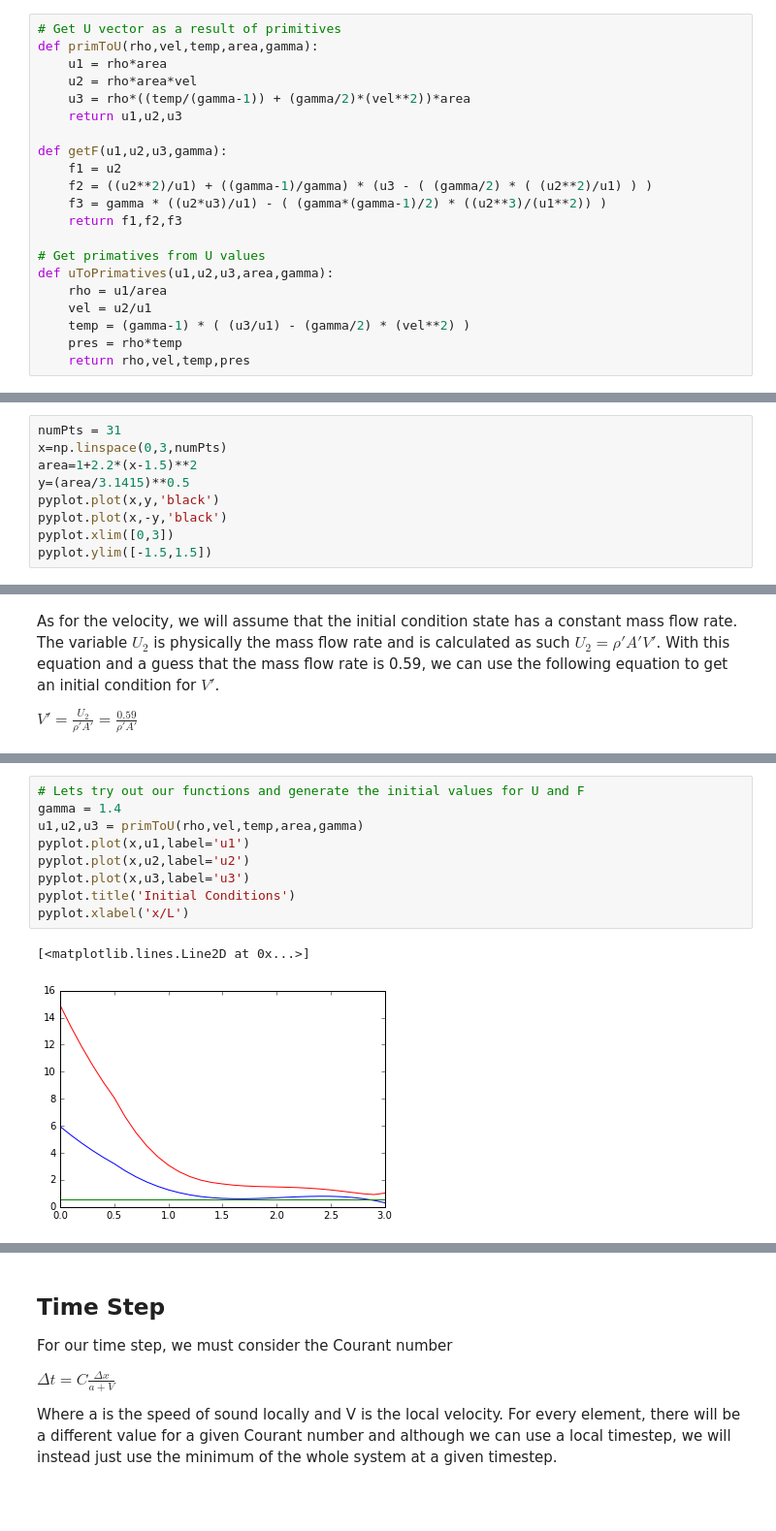
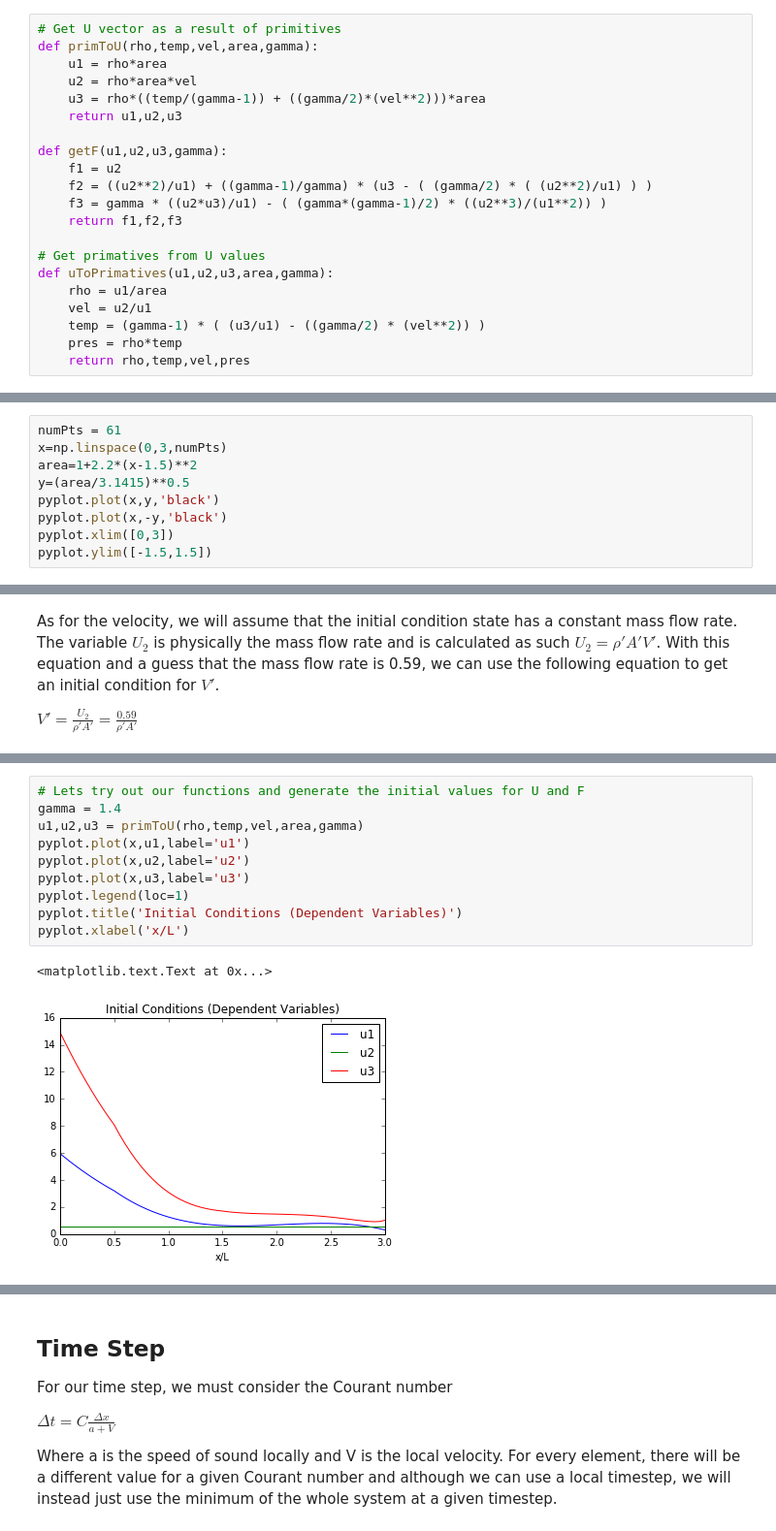
Before and after one commit to bjreddish/CFD, a Jupyter notebook: nozzleFlow/nozzleConservationForm.ipynb, the cells around one changed output, grey strips where cells are left out. Shown at 97% size. Cells and saved outputs as stored; diff of their text form; blank space fills up the shorter version.

Commit message:
Finished conservation method with plots

```diff
--- a/nozzleFlow/nozzleConservationForm.ipynb
+++ b/nozzleFlow/nozzleConservationForm.ipynb
@@ -119,10 +119,10 @@ $J_2 = \frac{\gamma -1}{\gamma}\Big(U_3-\frac{\gamma}{2}\frac{U^2_2}{U_1}\Big)\f
 To save us some lines of code later, we can put these values into functions
 # %%
 # Get U vector as a result of primitives
-def primToU(rho,vel,temp,area,gamma):
+def primToU(rho,temp,vel,area,gamma):
     u1 = rho*area
     u2 = rho*area*vel
-    u3 = rho*((temp/(gamma-1)) + (gamma/2)*(vel**2))*area
+    u3 = rho*((temp/(gamma-1)) + ((gamma/2)*(vel**2)))*area
     return u1,u2,u3
 
 def getF(u1,u2,u3,gamma):
@@ -135,9 +135,9 @@ def getF(u1,u2,u3,gamma):
 def uToPrimatives(u1,u2,u3,area,gamma):
     rho = u1/area
     vel = u2/u1
-    temp = (gamma-1) * ( (u3/u1) - (gamma/2) * (vel**2) )
+    temp = (gamma-1) * ( (u3/u1) - ((gamma/2) * (vel**2)) )
     pres = rho*temp
-    return rho,vel,temp,pres
+    return rho,temp,vel,pres
 # %% [markdown]
 ## Boundary Conditions
 The physical boundary conditions are the same as the previous problem, but because we are solving the equations in terms of $U$ we will have to change how we set these boundaries. For the subsonic inlet, we hold two values to a constant value and let one of the variables float. In this case, $T'$ and $\rho'$ will be held constant and $V'$ will be allowed to float. By holding $\rho'$ constant, then $U_1$ is held constant as seen below.
@@ -173,7 +173,7 @@ We can now begin initializing our problem. The nozzle shape will be the same as
 
 $A = 1+2.2(x-1.5)^2$
 # %%
-numPts = 31
+numPts = 61
 x=np.linspace(0,3,numPts)
 area=1+2.2*(x-1.5)**2
 y=(area/3.1415)**0.5
@@ -239,15 +239,16 @@ pyplot.xlabel('x/L')
 # %%
 # Lets try out our functions and generate the initial values for U and F
 gamma = 1.4
-u1,u2,u3 = primToU(rho,vel,temp,area,gamma)
+u1,u2,u3 = primToU(rho,temp,vel,area,gamma)
 pyplot.plot(x,u1,label='u1')
 pyplot.plot(x,u2,label='u2')
 pyplot.plot(x,u3,label='u3')
-pyplot.title('Initial Conditions')
+pyplot.legend(loc=1)
+pyplot.title('Initial Conditions (Dependent Variables)')
 pyplot.xlabel('x/L')
 # %% [output]
-[<matplotlib.lines.Line2D at 0x...>]
+<matplotlib.text.Text at 0x...>
-[figure, old version]
+[figure, new version]
 # %%
 f1,f2,f3 = getF(u1,u2,u3,gamma)
 pyplot.plot(x,f1,label='f1')
```
Also changed, not shown: parts of 11 cells of this notebook.
